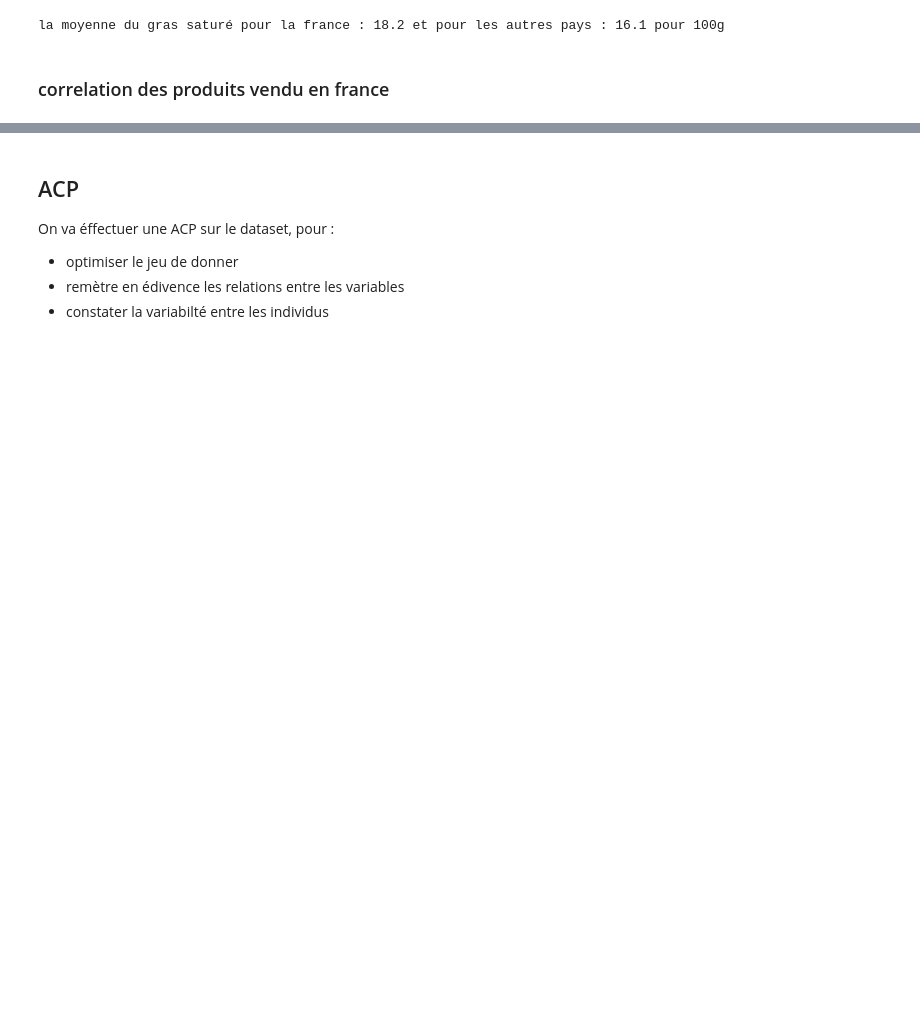
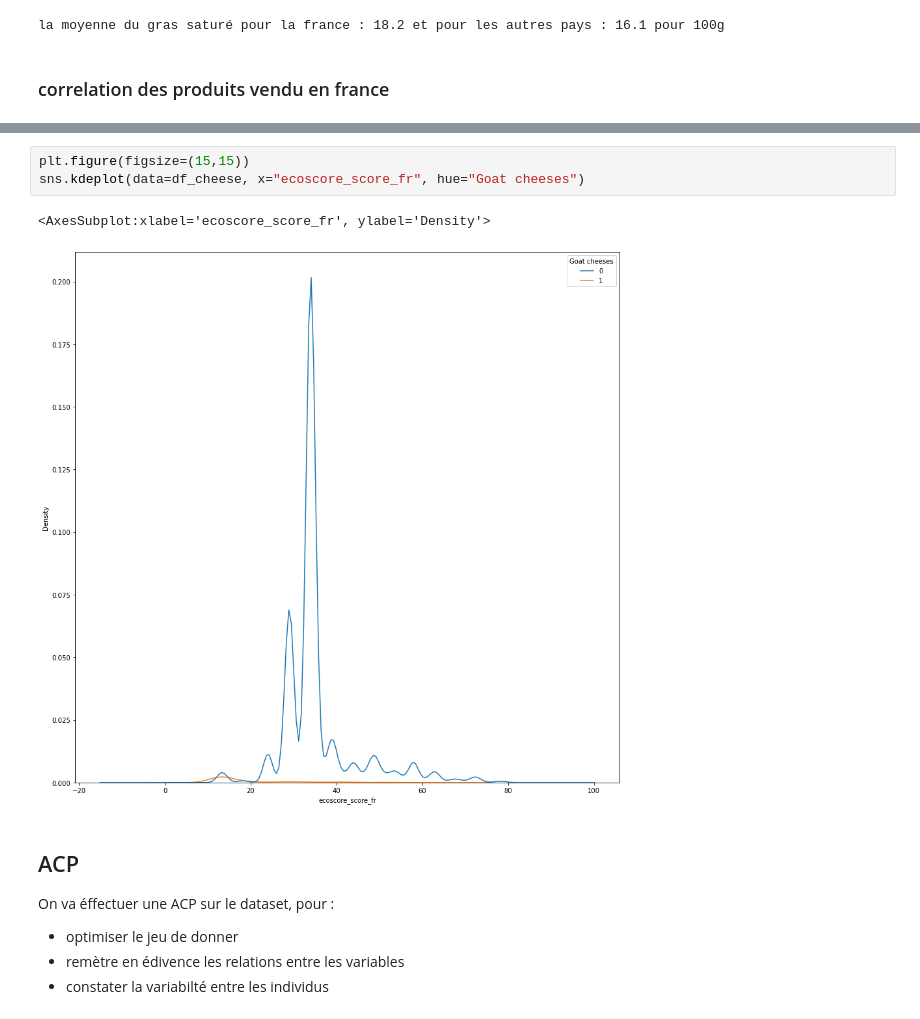
Before and after one commit to skamos/Python, a Jupyter notebook: Openclassroms/Projet_2 Exploration.ipynb, the cells around one changed output, grey strips where cells are left out. Saved outputs shown, nothing was run; the diff lists cells and outputs as text; blank space fills up the shorter version.

```diff
--- a/Openclassroms/Projet_2 Exploration.ipynb
+++ b/Openclassroms/Projet_2 Exploration.ipynb
@@ -301,3 +296,9 @@ sns.countplot(data=df_cheese, x='created_year', hue='france')
+# %%
+plt.figure(figsize=(15,15))
+sns.kdeplot(data=df_cheese, x="ecoscore_score_fr", hue="Goat cheeses")
+# %% [output]
+<AxesSubplot:xlabel='ecoscore_score_fr', ylabel='Density'>
+[figure, added]
 # %% [markdown]
 ## ACP
 On va éffectuer une ACP sur le dataset, pour :
```
Also changed, not shown: parts of 13 cells of this notebook, 1 other file.
